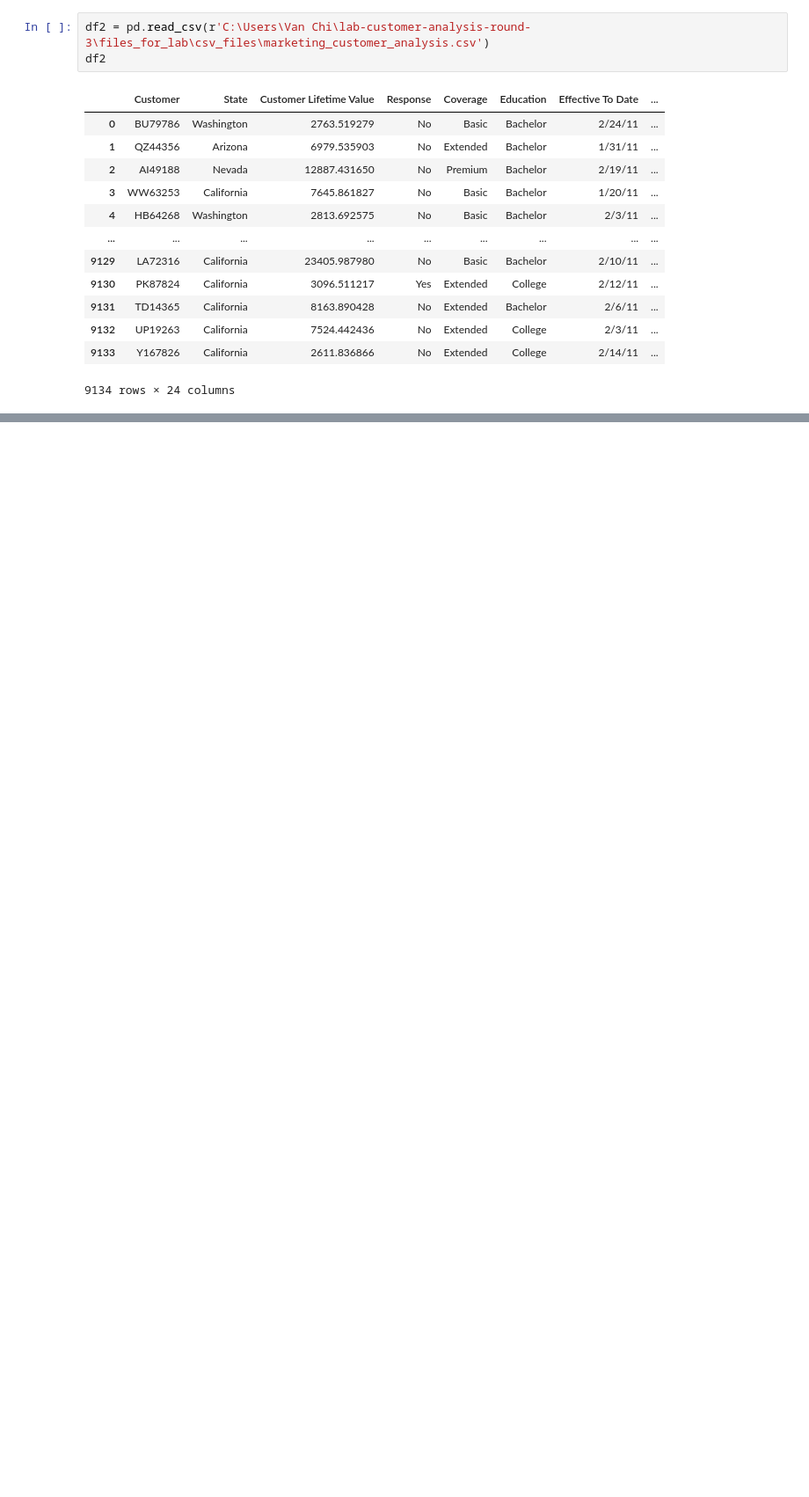
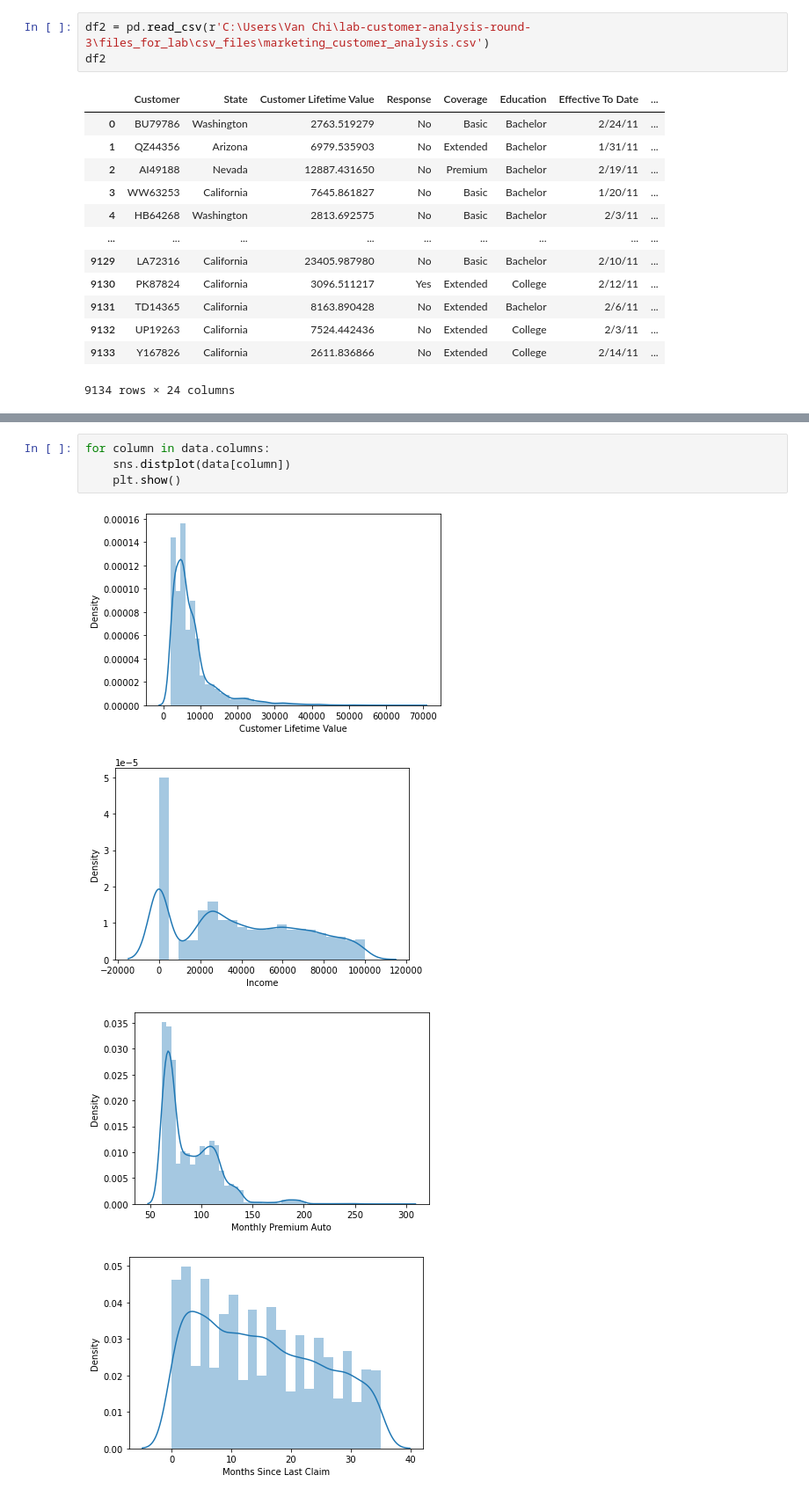
Before and after one commit to vanchido/lab-customer-analysis-round-2, a Jupyter notebook: lab-customer-analysis-round-2.ipynb, the cells around one changed output, grey strips where cells are left out. Shown at 88% size. Cells and saved outputs as stored; diff of their text form; blank space fills up the shorter version.

```diff
--- a/lab-customer-analysis-round-2.ipynb
+++ b/lab-customer-analysis-round-2.ipynb
@@ -664,0 +731,9 @@ plt.show()
+# %%
+for column in data.columns:
+    sns.distplot(data[column])
+    plt.show()
+# %% [output]
+[figure, added]
+[figure, added]
+[figure, added]
+[figure, added]
```
Also changed, not shown: parts of 26 cells of this notebook, 1 other file.
